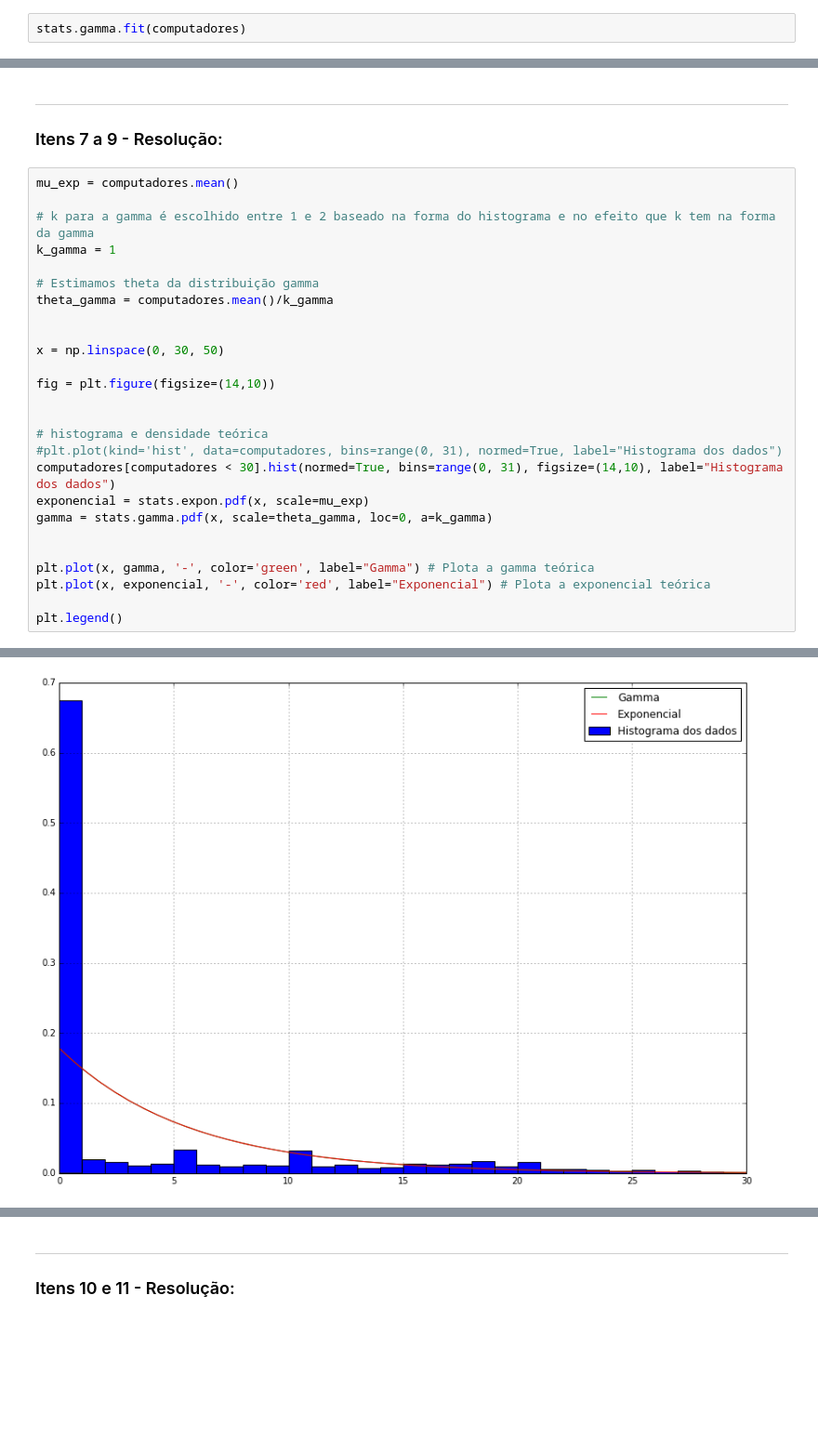
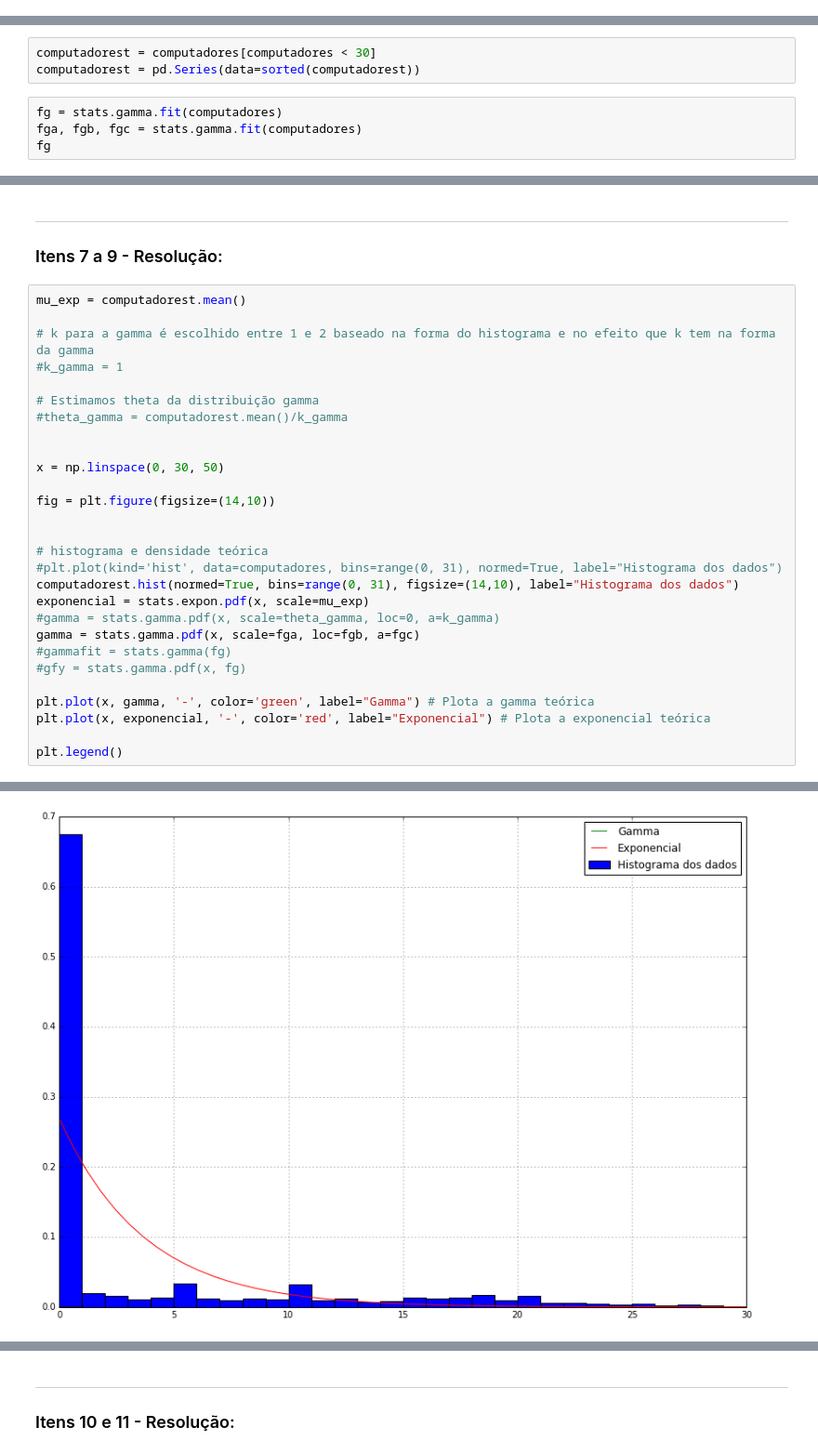
Before and after one commit to carletti/CD, a Jupyter notebook: Mini-Projeto1/MiniProjeto1.ipynb, the cells around one changed output, grey strips where cells are left out. Shown at 93% size. Saved outputs shown, nothing was run; the diff lists cells and outputs as text; blank space fills up the shorter version.

```diff
--- a/Mini-Projeto1/MiniProjeto1.ipynb
+++ b/Mini-Projeto1/MiniProjeto1.ipynb
@@ -84,5 +84,3 @@ computadores[computadores < 30].hist(normed=True, bins = 20, figsize=(14,10))
 # %% [markdown]
 #### Previsão
 Visto os dois primeiros gráficos, é possível afirmar que a variável atua de acordo com uma distribuição exponencial com alpha aproximadamente 1/5,6 ou uma destribuição gama, com K igual a 1 e teta igual a 1/5,6.
-# %%
-stats.gamma.fit(computadores)
@@ -90,0 +87,7 @@ stats.gamma.fit(computadores)
+# %%
+computadorest = computadores[computadores < 30]
+computadorest = pd.Series(data=sorted(computadorest))
+# %%
+fg = stats.gamma.fit(computadores)
+fga, fgb, fgc = stats.gamma.fit(computadores)
+fg
@@ -92,31 +97,33 @@ stats.gamma.fit(computadores)
 ___
 ### Itens 7 a 9 - Resolução:
 # %%
-mu_exp = computadores.mean()
+mu_exp = computadorest.mean()
 
 # k para a gamma é escolhido entre 1 e 2 baseado na forma do histograma e no efeito que k tem na forma da gamma
-k_gamma = 1
+#k_gamma = 1
 
 # Estimamos theta da distribuição gamma
-theta_gamma = computadores.mean()/k_gamma
+#theta_gamma = computadorest.mean()/k_gamma
 
 
 x = np.linspace(0, 30, 50)
 
 fig = plt.figure(figsize=(14,10))
 
 
 # histograma e densidade teórica
 #plt.plot(kind='hist', data=computadores, bins=range(0, 31), normed=True, label="Histograma dos dados")
-computadores[computadores < 30].hist(normed=True, bins=range(0, 31), figsize=(14,10), label="Histograma dos dados")
+computadorest.hist(normed=True, bins=range(0, 31), figsize=(14,10), label="Histograma dos dados")
 exponencial = stats.expon.pdf(x, scale=mu_exp)
-gamma = stats.gamma.pdf(x, scale=theta_gamma, loc=0, a=k_gamma)
-
+#gamma = stats.gamma.pdf(x, scale=theta_gamma, loc=0, a=k_gamma)
+gamma = stats.gamma.pdf(x, scale=fga, loc=fgb, a=fgc)
+#gammafit = stats.gamma(fg)
+#gfy = stats.gamma.pdf(x, fg)
 
 plt.plot(x, gamma, '-', color='green', label="Gamma") # Plota a gamma teórica
 plt.plot(x, exponencial, '-', color='red', label="Exponencial") # Plota a exponencial teórica
 
 plt.legend()
 # %% [output]
 <matplotlib.legend.Legend at 0x...>
-[figure, old version]
+[figure, new version]
```
Also changed, not shown: parts of 12 cells of this notebook.
